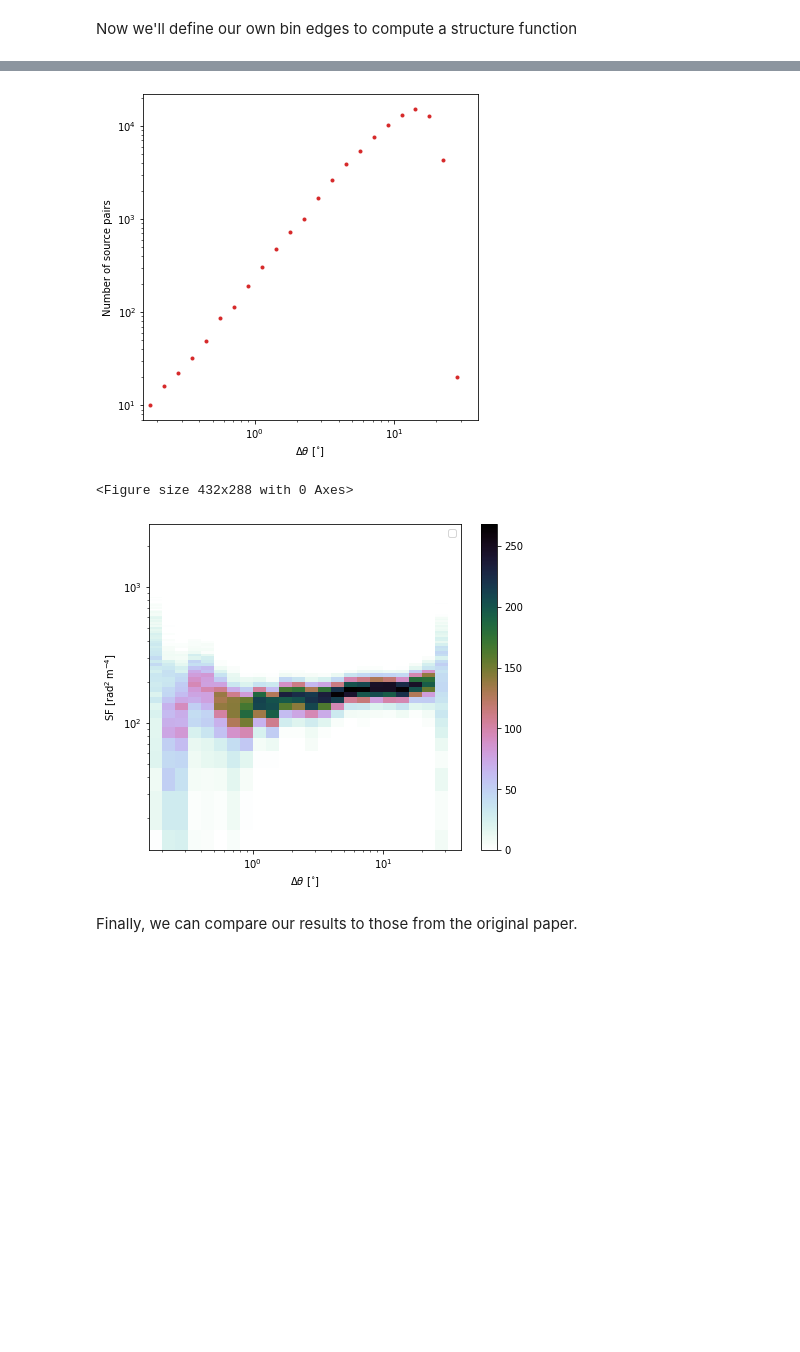
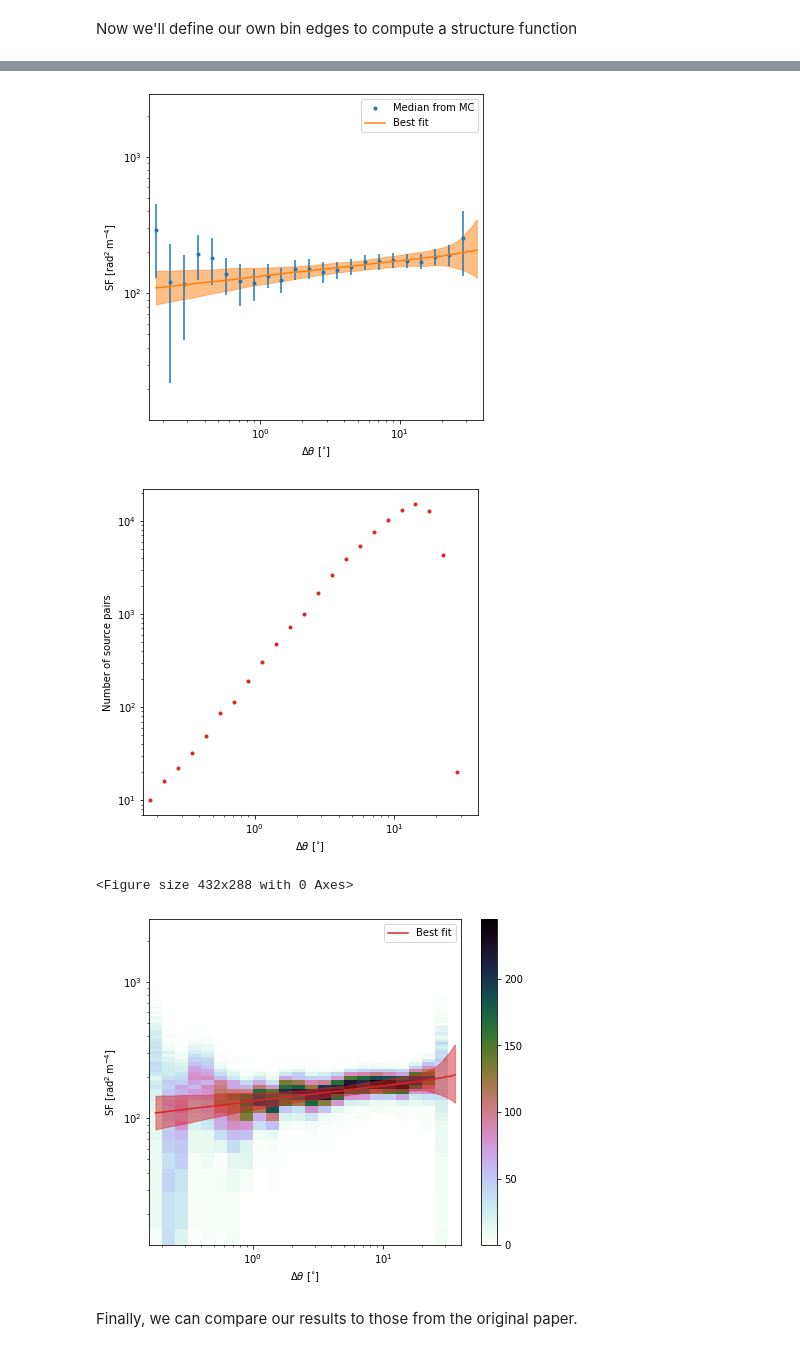
Before and after one commit to AlecThomson/structurefunction, a Jupyter notebook: example/example.ipynb, the cells around one changed output, grey strips where cells are left out. Drawn from its saved outputs; the diff is of its cells as text; code cells hidden in the pictures; blank space fills up the shorter version.

```diff
--- a/example/example.ipynb
+++ b/example/example.ipynb
@@ -132,5 +136,5 @@ The `structure_function` function returns the centre of each bin, the median val
 # %%
-cbins, medians, err, count = structure_function(
+cbins, medians, err, count, result = structure_function(
     mao_rm_tab['RM'][mao_rm_tab['included']],
     mao_rm_tab['e_RM'][mao_rm_tab['included']],
     mao_rm_tab['coordinates'][mao_rm_tab['included']],
@@ -138,7 +142,9 @@ cbins, medians, err, count = structure_function(
     bins,
     show_plots=True,
     verbose=True,
-    fit=True
+    fit=True,
+    nlive=200,
+    sampler='ultranest',
 )
 # %% [output]
 Sampling errors...
@@ -151,6 +192,7 @@ No handles with labels found to put in legend.
-[figure, old version]
+[figure, new version]
-<Figure size 432x288 with 0 Axes>
-[figure, old version]
+[figure, new version]
+<Figure size 432x288 with 0 Axes>
+[figure, added]
 # %% [markdown]
 Finally, we can compare our results to those from the original paper.
 # %%
```
Also changed, not shown: parts of 5 cells of this notebook.
